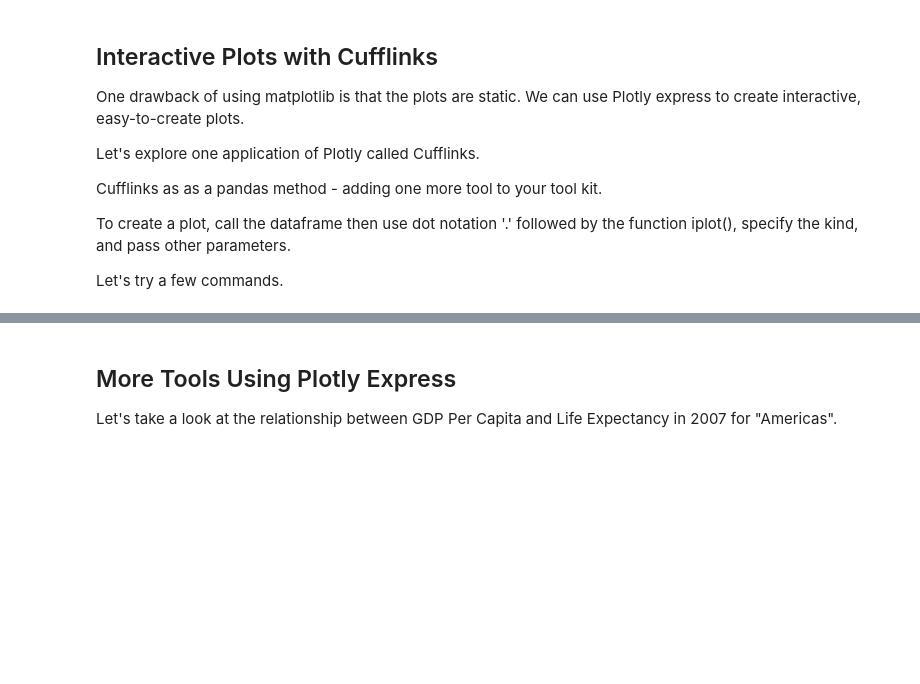
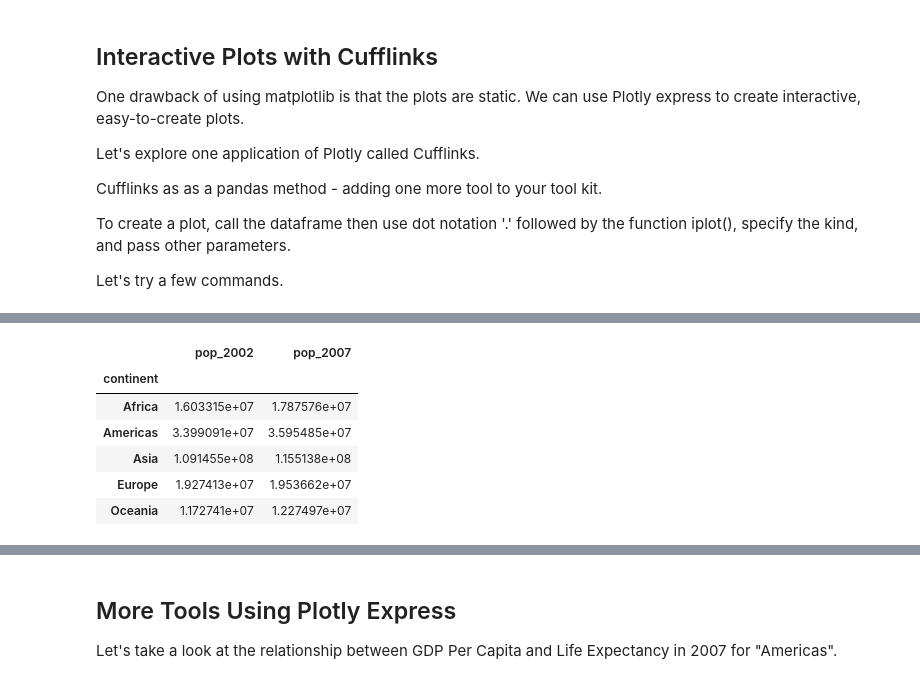
Before and after one commit to lfunderburk/IntroToPython-online, a Jupyter notebook: Workshop-Visualization.ipynb, the cells around one changed output, grey strips where cells are left out. Cells and saved outputs as stored; diff of their text form; code cells hidden in the pictures; blank space fills up the shorter version.

```diff
--- a/Workshop-Visualization.ipynb
+++ b/Workshop-Visualization.ipynb
@@ -146 +275,12 @@ life_2002_2007.iplot(kind='line',title="Average Life Expectancy by continent, 20
+# %%
+pop_2002_2007 = all_of_gp.groupby("continent")[["pop_2002","pop_2007"]].mean()
+pop_2002_2007
+# %% [output]
+|  | pop_2002 | pop_2007 |
+| continent |  |  |
+| Africa | 1.603315e+07 | 1.787576e+07 |
+| Americas | 3.399091e+07 | 3.595485e+07 |
+| Asia | 1.091455e+08 | 1.155138e+08 |
+| Europe | 1.927413e+07 | 1.953662e+07 |
+| Oceania | 1.172741e+07 | 1.227497e+07 |
 # %%
```
Also changed, not shown: parts of 42 cells of this notebook.
